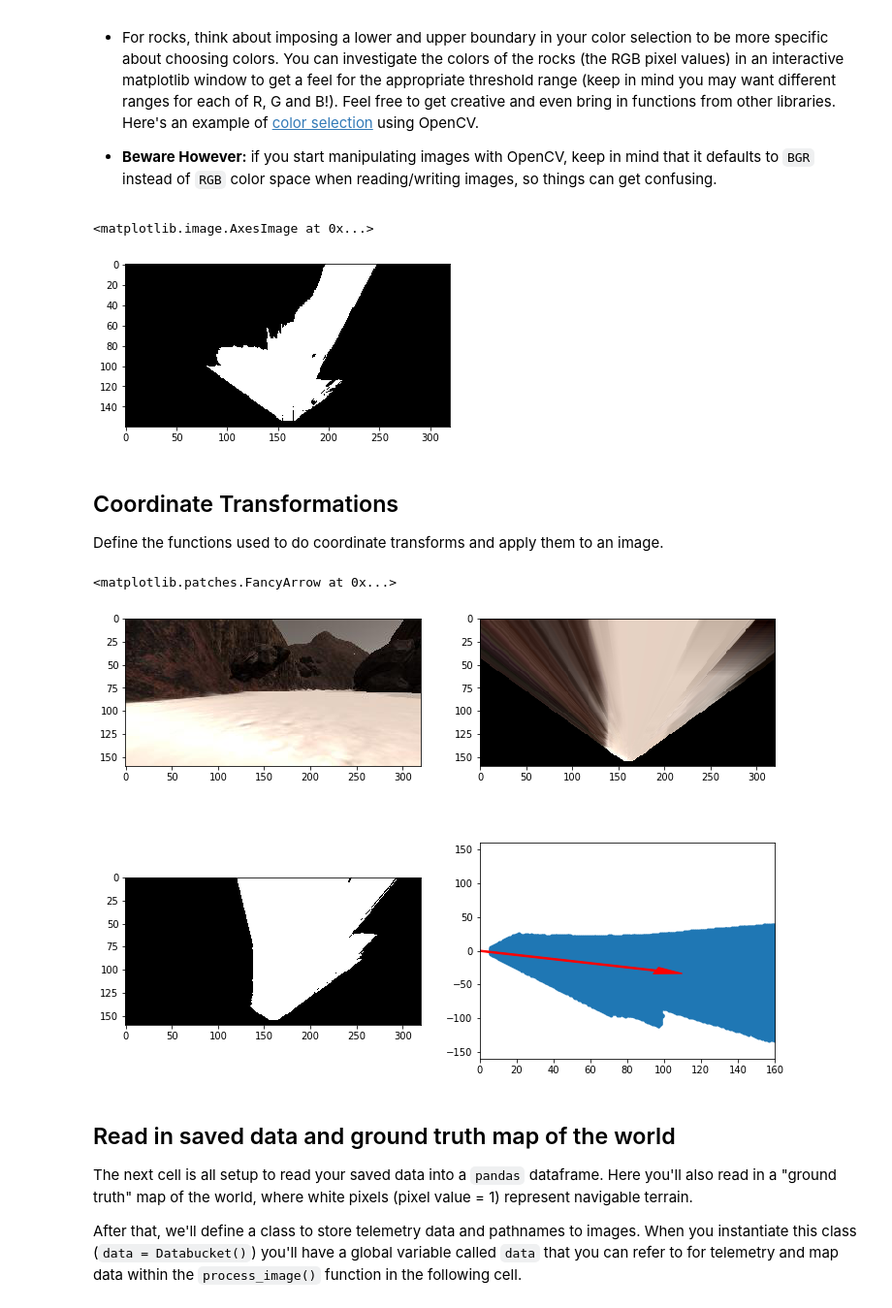
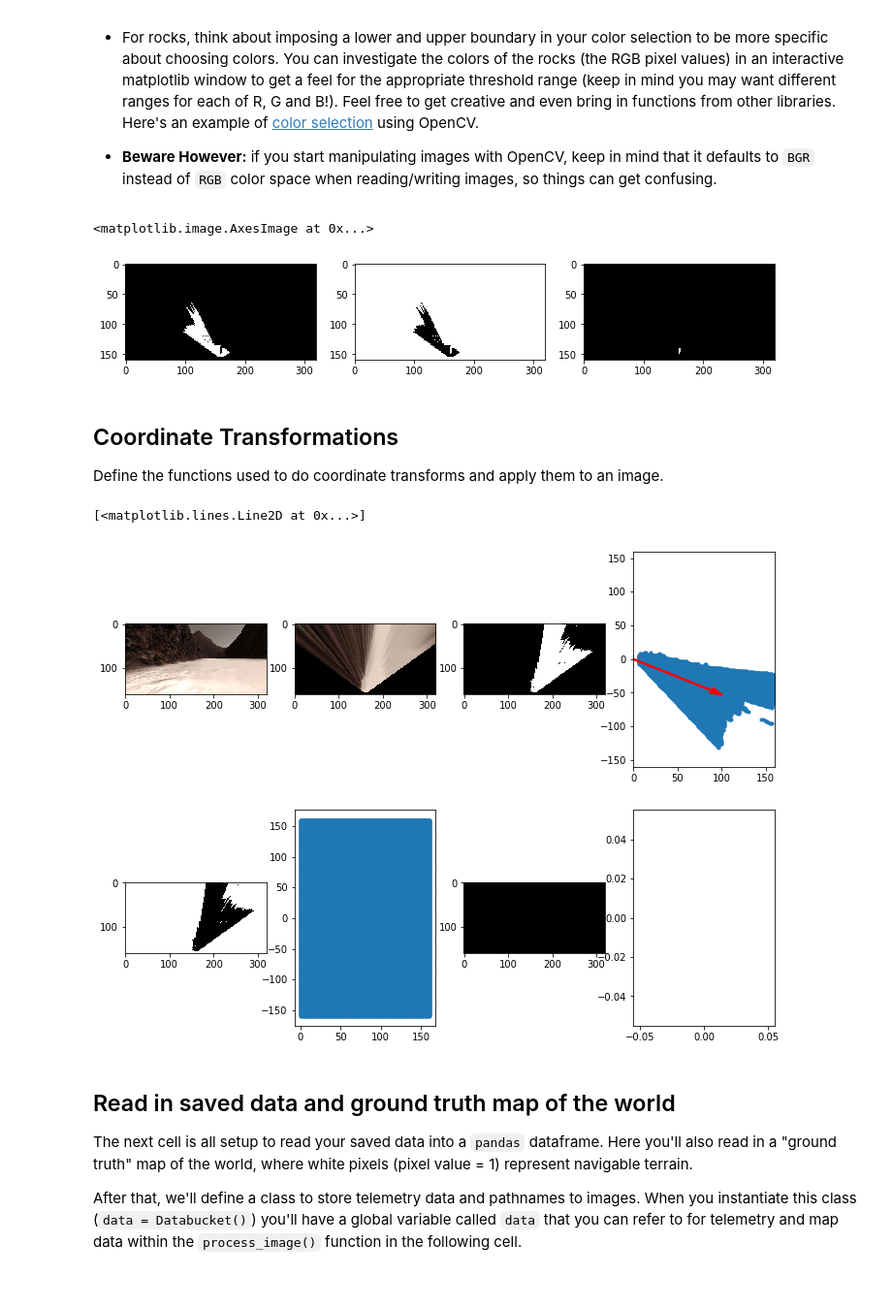
Before and after one commit to dbrandt7/udacity-robotics-nanodegree-program, a Jupyter notebook: project-1-search-and-sample-return/code/Rover_Project_Test_Notebook.ipynb, the cells around one changed output. Shown: that part at 97% size. Cells and saved outputs as stored; diff of their text form; code cells hidden in the pictures.

Commit message:
Testing with obstacle and rock select in jupyter notebook.

```diff
--- a/project-1-search-and-sample-return/code/Rover_Project_Test_Notebook.ipynb
+++ b/project-1-search-and-sample-return/code/Rover_Project_Test_Notebook.ipynb
@@ -96,7 +96,7 @@
                   [image.shape[1]/2 + dst_size, image.shape[0] - 2*dst_size - bottom_offset],
                   [image.shape[1]/2 - dst_size, image.shape[0] - 2*dst_size - bottom_offset],
                   ])
-warped = perspect_transform(grid_img, source, destination)
+warped = perspect_transform(rock_img, source, destination)
 plt.imshow(warped)
 #scipy.misc.imsave('../output/warped_example.jpg', warped)
 # %% [output]
@@ -117,26 +117,44 @@ Define the color thresholding function from the lesson and apply it to the warpe
 # %%
 # Identify pixels above the threshold
 # Threshold of RGB > 160 does a nice job of identifying ground pixels only
-def color_thresh(img, rgb_thresh=(160, 160, 160)):
+def color_thresh(img, rgb_thresh=(160, 160, 160), rgb_thresh_rock_lower=(135, 110, 0), rgb_thresh_rock_upper=(210, 195, 100)):
     # Create an array of zeros same xy size as img, but single channel
     color_select = np.zeros_like(img[:,:,0])
+    rock_select = np.zeros_like(img[:,:,0])
     # Require that each pixel be above all three threshold values in RGB
     # above_thresh will now contain a boolean array with "True"
     # where threshold was met
     above_thresh = (img[:,:,0] > rgb_thresh[0]) \
                 & (img[:,:,1] > rgb_thresh[1]) \
                 & (img[:,:,2] > rgb_thresh[2])
+
+    rock_thresh = ((img[:,:,0] >= rgb_thresh_rock_lower[0]) & (img[:,:,0] <= rgb_thresh_rock_upper[0])) \
+                & ((img[:,:,1] >= rgb_thresh_rock_lower[1]) & (img[:,:,1] <= rgb_thresh_rock_upper[1])) \
+                & ((img[:,:,2] >= rgb_thresh_rock_lower[2]) & (img[:,:,2] <= rgb_thresh_rock_upper[2]))
+
+
+
     # Index the array of zeros with the boolean array and set to 1
     color_select[above_thresh] = 1
+    rock_select[rock_thresh] = 1
     # Return the binary image
-    return color_select
+    return color_select, rock_select
 
-threshed = color_thresh(warped)
+threshed, rocks = color_thresh(warped)
+obstacles = np.invert(threshed)
+
+fig = plt.figure(figsize=(12,3))
+plt.subplot(131)
 plt.imshow(threshed, cmap='gray')
+plt.subplot(132)
+plt.imshow(obstacles, cmap='gray')
+plt.subplot(133)
+plt.imshow(rocks, cmap='gray')
+
 #scipy.misc.imsave('../output/warped_threshed.jpg', threshed*255)
 # %% [output]
 <matplotlib.image.AxesImage at 0x...>
-[figure, old version]
+[figure, new version]
 # %% [markdown]
 ## Coordinate Transformations
 Define the functions used to do coordinate transforms and apply them to an image.
@@ -196,22 +214,26 @@ def pix_to_world(xpix, ypix, xpos, ypos, yaw, world_size, scale):
 idx = np.random.randint(0, len(img_list)-1)
 image = mpimg.imread(img_list[idx])
 warped = perspect_transform(image, source, destination)
-threshed = color_thresh(warped)
+threshed, rocks = color_thresh(warped)
+obstacles = np.invert(threshed)
 
 # Calculate pixel values in rover-centric coords and distance/angle to all pixels
 xpix, ypix = rover_coords(threshed)
 dist, angles = to_polar_coords(xpix, ypix)
 mean_dir = np.mean(angles)
 
+xpix_obs, ypix_obs = rover_coords(obstacles)
+xpix_rocks, ypix_rocks = rover_coords(rocks)
+
 # Do some plotting
 fig = plt.figure(figsize=(12,9))
-plt.subplot(221)
+plt.subplot(241)
 plt.imshow(image)
-plt.subplot(222)
+plt.subplot(242)
 plt.imshow(warped)
-plt.subplot(223)
+plt.subplot(243)
 plt.imshow(threshed, cmap='gray')
-plt.subplot(224)
+plt.subplot(244)
 plt.plot(xpix, ypix, '.')
 plt.ylim(-160, 160)
 plt.xlim(0, 160)
@@ -219,9 +241,19 @@ arrow_length = 100
 x_arrow = arrow_length * np.cos(mean_dir)
 y_arrow = arrow_length * np.sin(mean_dir)
 plt.arrow(0, 0, x_arrow, y_arrow, color='red', zorder=2, head_width=10, width=2)
+
+plt.subplot(245)
+plt.imshow(obstacles, cmap='gray')
+plt.subplot(246)
+plt.plot(xpix_obs, ypix_obs, '.')
+
+plt.subplot(247)
+plt.imshow(rocks, cmap='gray')
+plt.subplot(248)
+plt.plot(xpix_rocks, ypix_rocks, '.')
 # %% [output]
-<matplotlib.patches.FancyArrow at 0x...>
+[<matplotlib.lines.Line2D at 0x...>]
-[figure, old version]
+[figure, new version]
 # %% [markdown]
 ## Read in saved data and ground truth map of the world
 The next cell is all setup to read your saved data into a `pandas` dataframe.  Here you'll also read in a "ground truth" map of the world, where white pixels (pixel value = 1) represent navigable terrain.
```
Also changed, not shown: parts of 4 cells of this notebook, 2 other files.
